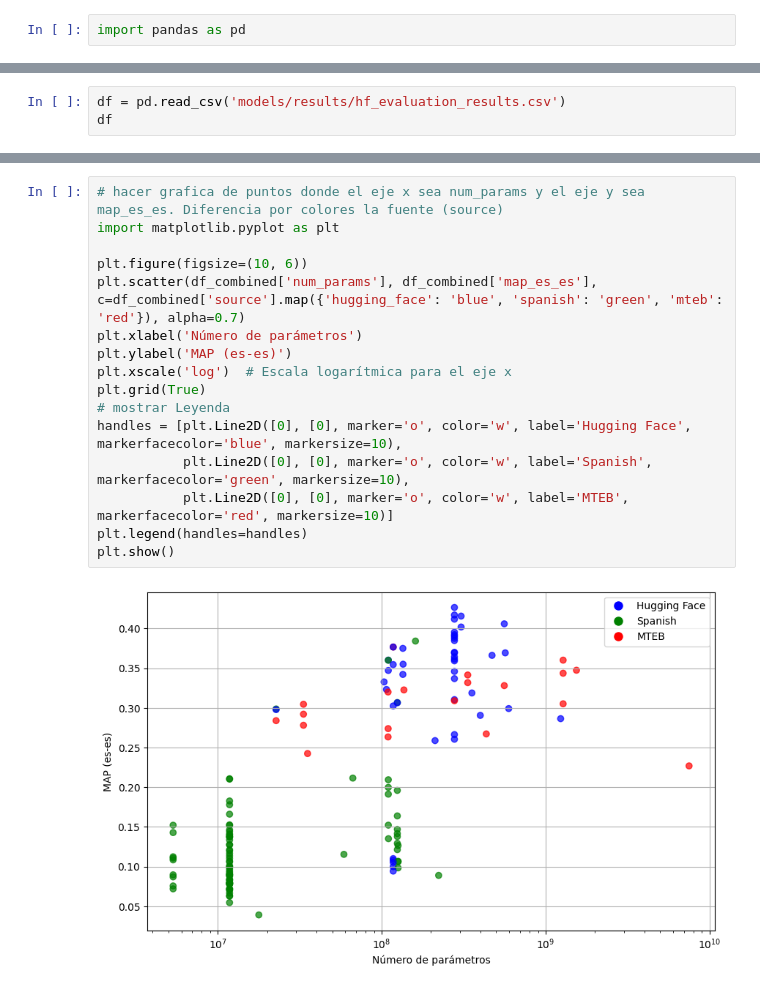
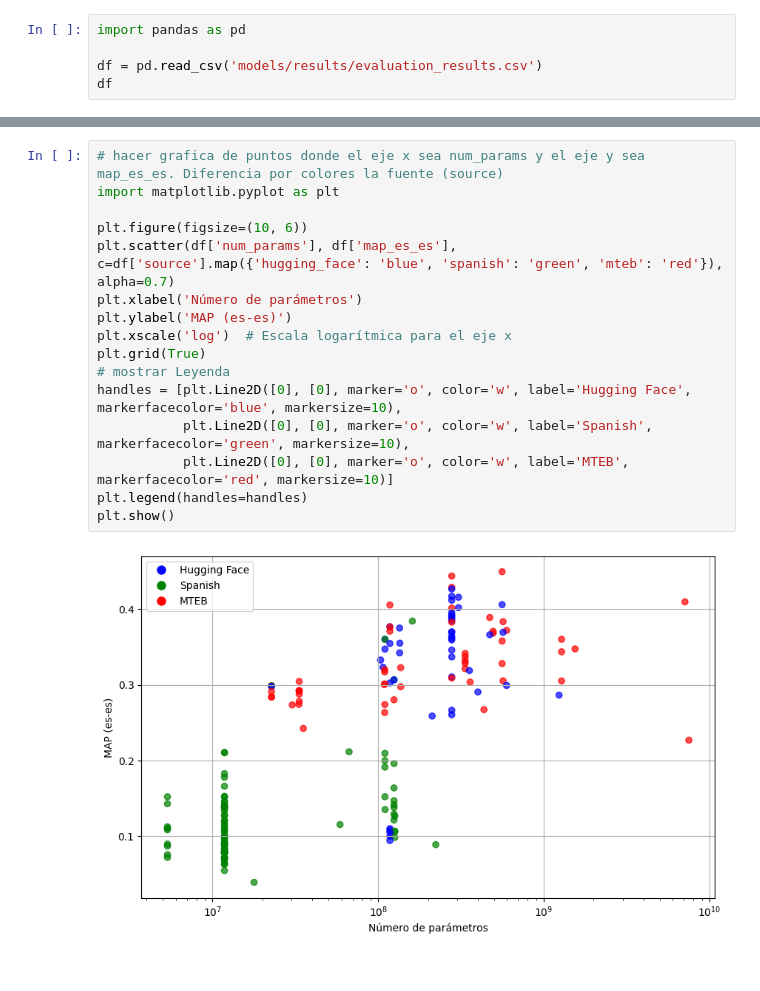
Before and after one commit to davidgc14/TalentCLEF-TaskA, a Jupyter notebook: data_lab.ipynb, the cells around one changed output, grey strips where cells are left out. Cells and saved outputs as stored; diff of their text form.

Commit message:
feat: Developed some plots about results distribution

```diff
--- a/data_lab.ipynb
+++ b/data_lab.ipynb
@@ -1,2 +3,5 @@
 # %%
 import pandas as pd
+
+df = pd.read_csv('models/results/evaluation_results.csv')
+df
@@ -5,3 +21,0 @@ import pandas as pd
-# %%
-df = pd.read_csv('models/results/hf_evaluation_results.csv')
-df
@@ -257,21 +22,21 @@ df_combined[['model_name', 'num_params', 'languages', 'map_es_es', 'source']].he
 # %%
 # hacer grafica de puntos donde el eje x sea num_params y el eje y sea map_es_es. Diferencia por colores la fuente (source)
 import matplotlib.pyplot as plt
 
 plt.figure(figsize=(10, 6))
-plt.scatter(df_combined['num_params'], df_combined['map_es_es'], c=df_combined['source'].map({'hugging_face': 'blue', 'spanish': 'green', 'mteb': 'red'}), alpha=0.7)
+plt.scatter(df['num_params'], df['map_es_es'], c=df['source'].map({'hugging_face': 'blue', 'spanish': 'green', 'mteb': 'red'}), alpha=0.7)
 plt.xlabel('Número de parámetros')
 plt.ylabel('MAP (es-es)')
 plt.xscale('log')  # Escala logarítmica para el eje x
 plt.grid(True)
 # mostrar Leyenda
 handles = [plt.Line2D([0], [0], marker='o', color='w', label='Hugging Face', markerfacecolor='blue', markersize=10),
            plt.Line2D([0], [0], marker='o', color='w', label='Spanish', markerfacecolor='green', markersize=10),
            plt.Line2D([0], [0], marker='o', color='w', label='MTEB', markerfacecolor='red', markersize=10)]
 plt.legend(handles=handles)
 plt.show()
 # %% [output]
-[figure, old version]
+[figure, new version]
 # %%
 # ahora que se pinten en distintos colores los monolinuges y los multilingues
 plt.figure(figsize=(10, 6))
```
Also changed, not shown: parts of 21 cells of this notebook.
